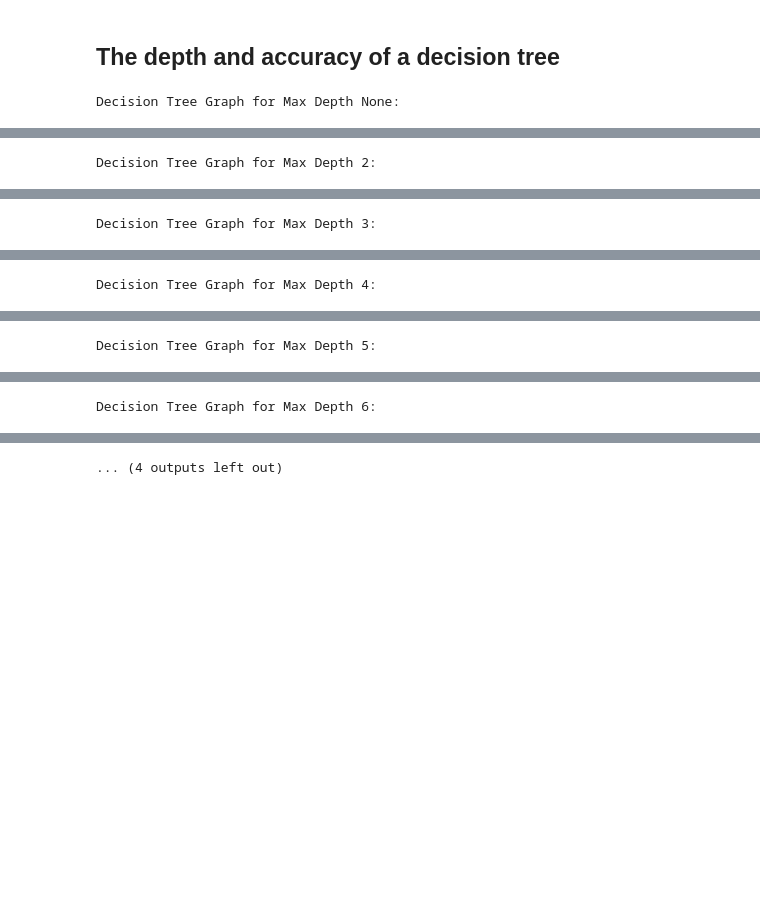
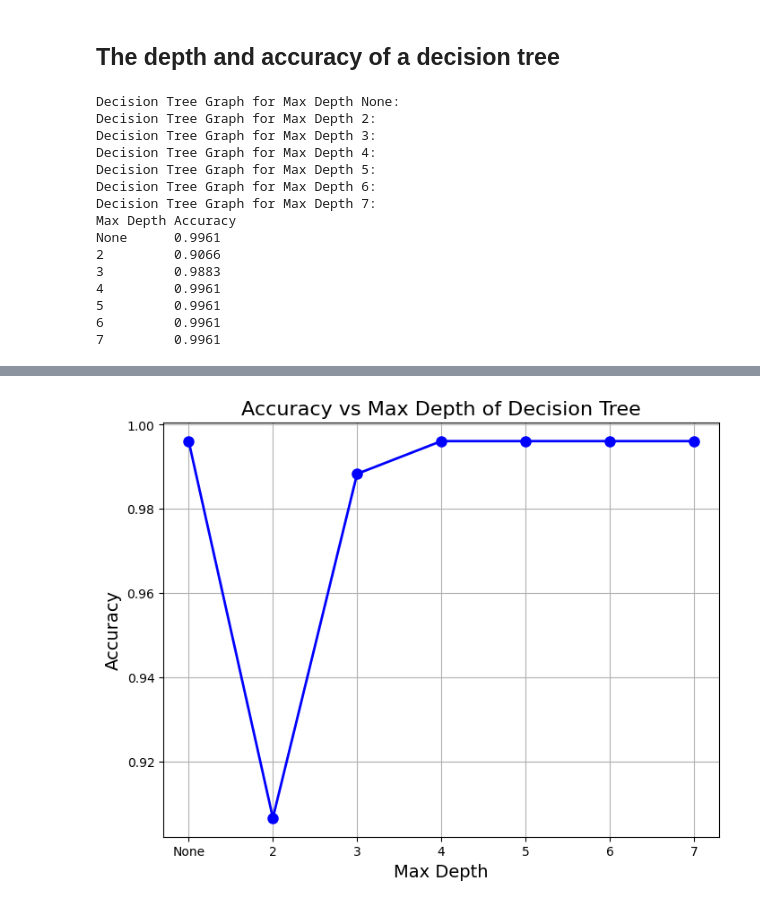
Before and after one commit to phuotato/Decision-Tree-AI-Project, a Jupyter notebook: dt_classifier_3.ipynb, the cells around one changed output, grey strips where cells are left out. Drawn from its saved outputs; the diff is of its cells as text; code cells hidden in the pictures; blank space fills up the shorter version.

```diff
--- a/dt_classifier_3.ipynb
+++ b/dt_classifier_3.ipynb
@@ -311,7 +336,7 @@ for max_depth in max_depth_values:
     graph = graphviz.Source(dot_data)
     graph.render(f"plots/dataset3/decision_tree_max_depth_{max_depth}", format="png")
     print(f"Decision Tree Graph for Max Depth {max_depth}:")
-    display(graph)
+    #display(graph)
 
 # Report the accuracy scores in a formatted table
 print(f"{'Max Depth':<10}{'Accuracy'}")
@@ -330,3 +355,17 @@ plt.grid(True)
 plt.show()
 # %% [output]
 Decision Tree Graph for Max Depth None:
+Decision Tree Graph for Max Depth 2:
+Decision Tree Graph for Max Depth 3:
+Decision Tree Graph for Max Depth 4:
+Decision Tree Graph for Max Depth 5:
+Decision Tree Graph for Max Depth 6:
+Decision Tree Graph for Max Depth 7:
+Max Depth Accuracy
+None      0.9961
+2         0.9066
+3         0.9883
+4         0.9961
+5         0.9961
+6         0.9961
+7         0.9961
@@ -334 +371,0 @@ Decision Tree Graph for Max Depth None:
-Decision Tree Graph for Max Depth 2:
@@ -336 +371,0 @@ Decision Tree Graph for Max Depth 2:
-Decision Tree Graph for Max Depth 3:
@@ -338 +371,0 @@ Decision Tree Graph for Max Depth 3:
-Decision Tree Graph for Max Depth 4:
@@ -340 +371,0 @@ Decision Tree Graph for Max Depth 4:
-Decision Tree Graph for Max Depth 5:
@@ -342 +371,0 @@ Decision Tree Graph for Max Depth 5:
-Decision Tree Graph for Max Depth 6:
@@ -344 +372 @@ Decision Tree Graph for Max Depth 6:
-... (4 outputs left out)
+[figure, added]
```
Also changed, not shown: parts of 3 cells of this notebook, 3 other files.
